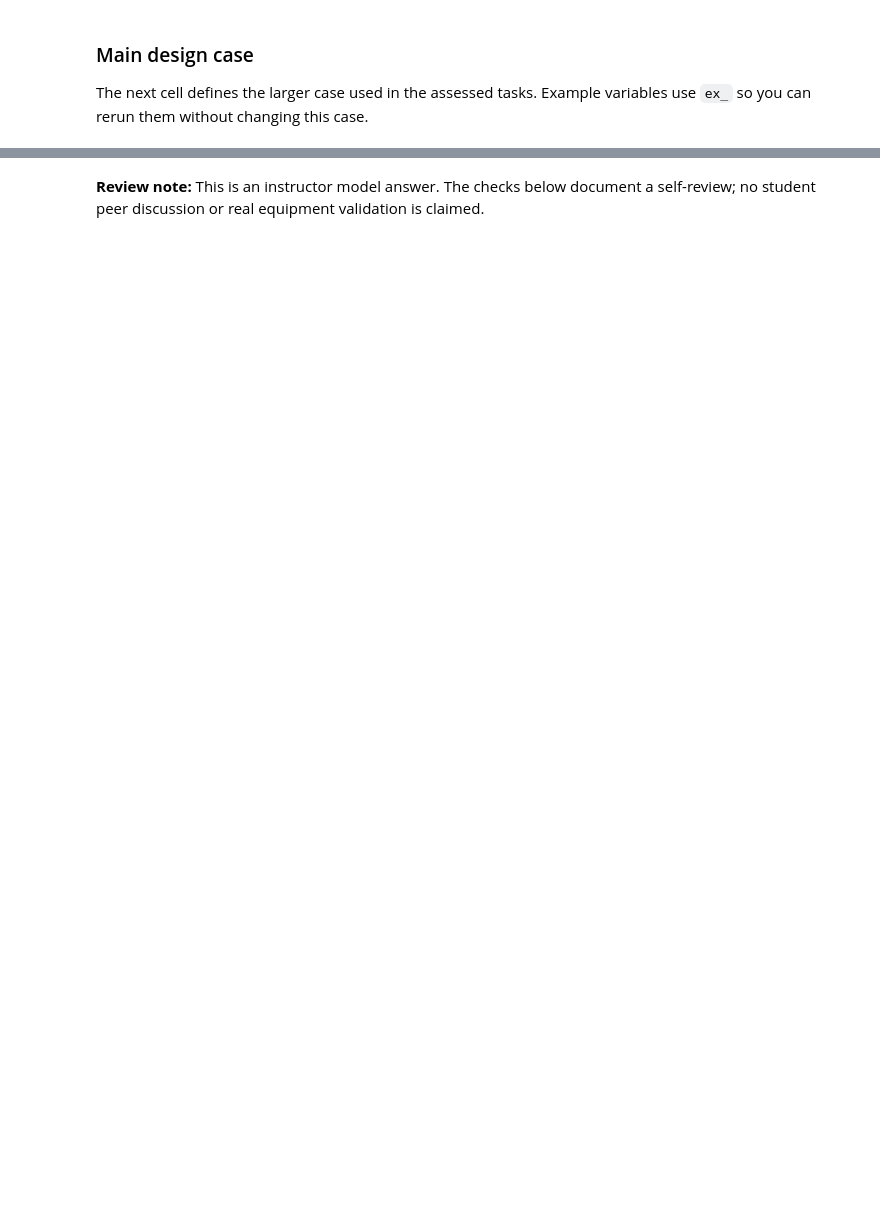
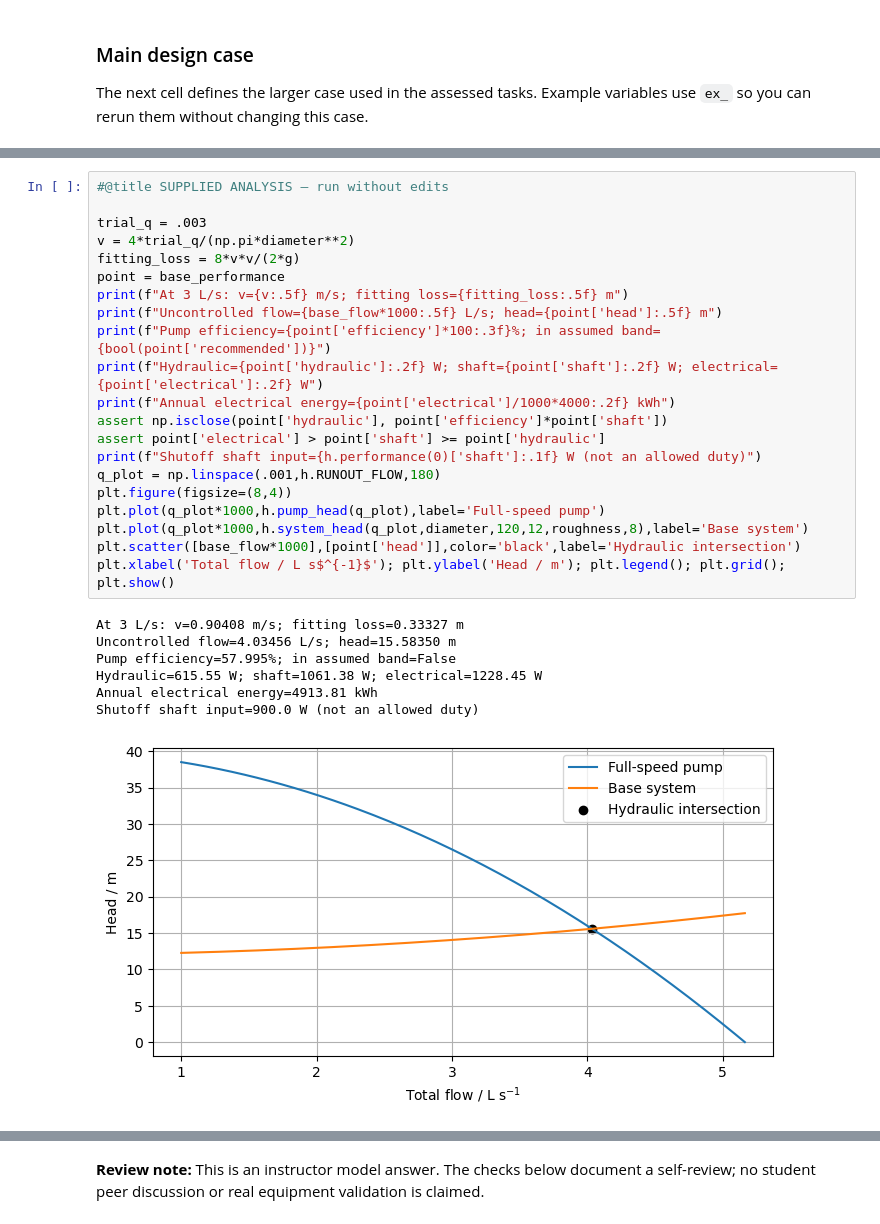
Before and after one commit to jollactic/1KB705, a Jupyter notebook: lab_01_flow/lab_solution.ipynb, the cells around one changed output, grey strips where cells are left out. Saved outputs shown, nothing was run; the diff lists cells and outputs as text; blank space fills up the shorter version.

```diff
--- a/lab_01_flow/lab_solution.ipynb
+++ b/lab_01_flow/lab_solution.ipynb
@@ -593,0 +215,29 @@ comparison is internally consistent.
+# %%
+#@title SUPPLIED ANALYSIS — run without edits
+
+trial_q = .003
+v = 4*trial_q/(np.pi*diameter**2)
+fitting_loss = 8*v*v/(2*g)
+point = base_performance
+print(f"At 3 L/s: v={v:.5f} m/s; fitting loss={fitting_loss:.5f} m")
+print(f"Uncontrolled flow={base_flow*1000:.5f} L/s; head={point['head']:.5f} m")
+print(f"Pump efficiency={point['efficiency']*100:.3f}%; in assumed band={bool(point['recommended'])}")
+print(f"Hydraulic={point['hydraulic']:.2f} W; shaft={point['shaft']:.2f} W; electrical={point['electrical']:.2f} W")
+print(f"Annual electrical energy={point['electrical']/1000*4000:.2f} kWh")
+assert np.isclose(point['hydraulic'], point['efficiency']*point['shaft'])
+assert point['electrical'] > point['shaft'] >= point['hydraulic']
+print(f"Shutoff shaft input={h.performance(0)['shaft']:.1f} W (not an allowed duty)")
+q_plot = np.linspace(.001,h.RUNOUT_FLOW,180)
+plt.figure(figsize=(8,4))
+plt.plot(q_plot*1000,h.pump_head(q_plot),label='Full-speed pump')
+plt.plot(q_plot*1000,h.system_head(q_plot,diameter,120,12,roughness,8),label='Base system')
+plt.scatter([base_flow*1000],[point['head']],color='black',label='Hydraulic intersection')
+plt.xlabel('Total flow / L s$^{-1}$'); plt.ylabel('Head / m'); plt.legend(); plt.grid(); plt.show()
+# %% [output]
+At 3 L/s: v=0.90408 m/s; fitting loss=0.33327 m
+Uncontrolled flow=4.03456 L/s; head=15.58350 m
+Pump efficiency=57.995%; in assumed band=False
+Hydraulic=615.55 W; shaft=1061.38 W; electrical=1228.45 W
+Annual electrical energy=4913.81 kWh
+Shutoff shaft input=900.0 W (not an allowed duty)
+[figure, added]
```
Also changed, not shown: parts of 48 cells of this notebook, 10 other files.
